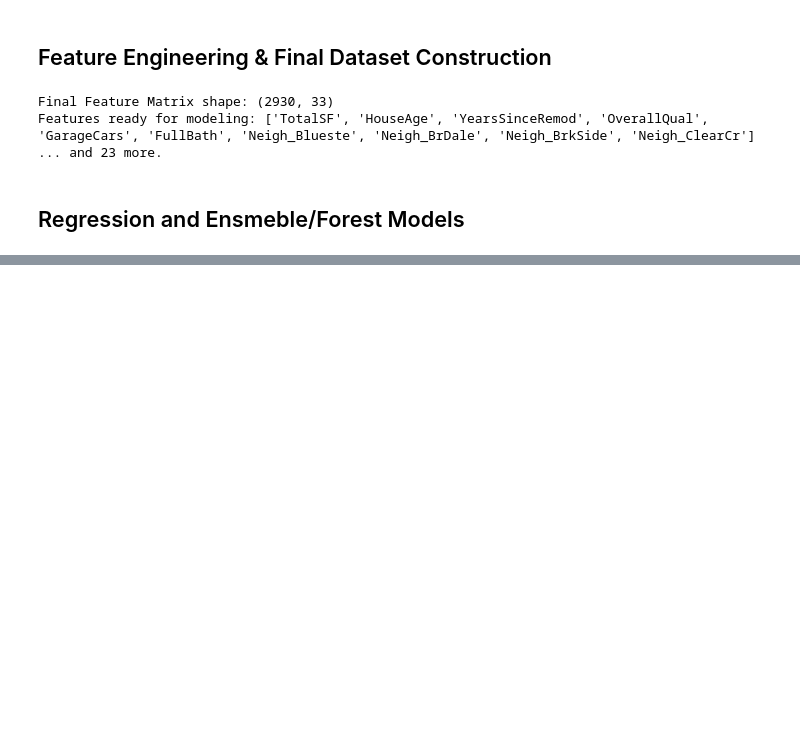
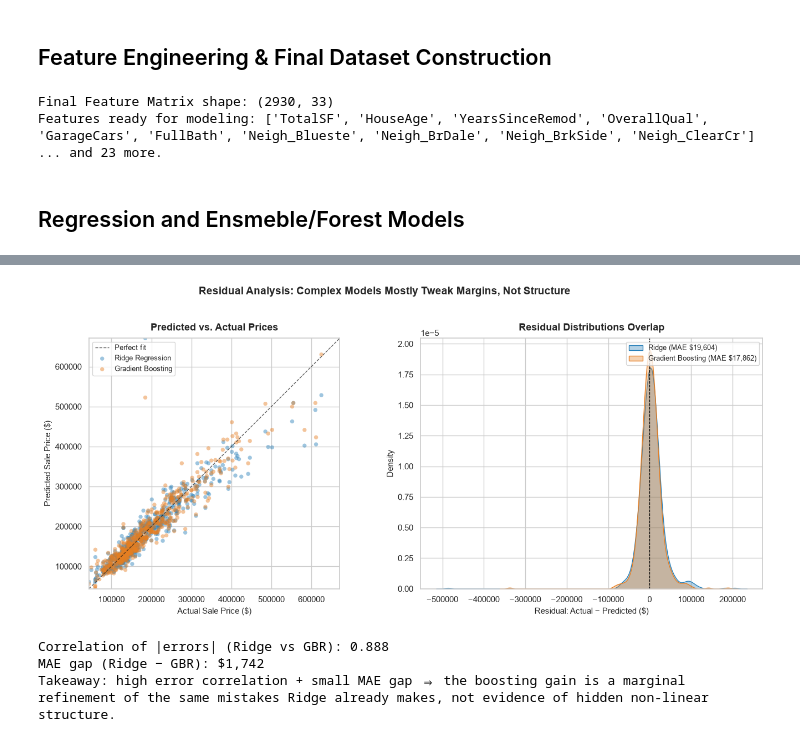
Before and after one commit to regional-specter/research-work, a Jupyter notebook: Cost of Complexity/Housing-Dataset.ipynb, the cells around one changed output, grey strips where cells are left out. Saved outputs shown, nothing was run; the diff lists cells and outputs as text; code cells hidden in the pictures; blank space fills up the shorter version.

```diff
--- a/Cost of Complexity/Housing-Dataset.ipynb
+++ b/Cost of Complexity/Housing-Dataset.ipynb
@@ -570,0 +647,72 @@ plt.show()
+# %%
+# Residual Analysis: Ridge Regression vs Gradient Boosting
+ridge = models["Ridge Regression"]
+gbr = models["Gradient Boosting"]
+
+y_test_actual = np.expm1(y_test)
+ridge_pred = np.expm1(ridge.predict(X_test))
+gbr_pred = np.expm1(gbr.predict(X_test))
+
+ridge_resid = y_test_actual - ridge_pred
+gbr_resid = y_test_actual - gbr_pred
+
+fig, axes = plt.subplots(1, 2, figsize=(14, 6))
+
+# --- Left: Predicted vs Actual (shared axes for fair visual comparison) ---
+lims = [
+    min(y_test_actual.min(), ridge_pred.min(), gbr_pred.min()),
+    max(y_test_actual.max(), ridge_pred.max(), gbr_pred.max()),
+]
+axes[0].plot(lims, lims, "k--", linewidth=1, alpha=0.7, label="Perfect fit")
+axes[0].scatter(
+    y_test_actual, ridge_pred,
+    alpha=0.45, s=28, color="#2980b9", edgecolors="none", label="Ridge Regression",
+)
+axes[0].scatter(
+    y_test_actual, gbr_pred,
+    alpha=0.45, s=28, color="#e67e22", edgecolors="none", label="Gradient Boosting",
+)
+axes[0].set_xlim(lims)
+axes[0].set_ylim(lims)
+axes[0].set_aspect("equal", adjustable="box")
+axes[0].set_xlabel("Actual Sale Price ($)", fontsize=11)
+axes[0].set_ylabel("Predicted Sale Price ($)", fontsize=11)
+axes[0].set_title("Predicted vs. Actual Prices", fontsize=13, weight="bold", pad=10)
+axes[0].legend(loc="upper left", fontsize=9)
+axes[0].ticklabel_format(style="plain", axis="both")
+
+# --- Right: Residual distributions overlap almost entirely ---
+sns.kdeplot(ridge_resid, ax=axes[1], fill=True, alpha=0.35, color="#2980b9",
+            label=f"Ridge (MAE ${mean_absolute_error(y_test_actual, ridge_pred):,.0f})")
+sns.kdeplot(gbr_resid, ax=axes[1], fill=True, alpha=0.35, color="#e67e22",
+            label=f"Gradient Boosting (MAE ${mean_absolute_error(y_test_actual, gbr_pred):,.0f})")
+axes[1].axvline(0, color="black", linewidth=0.9, linestyle="--")
+axes[1].set_xlabel("Residual: Actual − Predicted ($)", fontsize=11)
+axes[1].set_ylabel("Density", fontsize=11)
+axes[1].set_title("Residual Distributions Overlap", fontsize=13, weight="bold", pad=10)
+axes[1].legend(loc="upper right", fontsize=9)
+
+fig.suptitle(
+    "Residual Analysis: Complex Models Mostly Tweak Margins, Not Structure",
+    fontsize=14, weight="bold", y=1.02,
+)
+plt.tight_layout()
+plt.show()
+
+# Quantify how similar the absolute errors are
+abs_ridge = np.abs(ridge_resid)
+abs_gbr = np.abs(gbr_resid)
+corr_abs_err = np.corrcoef(abs_ridge, abs_gbr)[0, 1]
+mae_gap = mean_absolute_error(y_test_actual, ridge_pred) - mean_absolute_error(y_test_actual, gbr_pred)
+
+print(f"Correlation of |errors| (Ridge vs GBR): {corr_abs_err:.3f}")
+print(f"MAE gap (Ridge − GBR): ${mae_gap:,.0f}")
+print(
+    "Takeaway: high error correlation + small MAE gap ⇒ the boosting gain is a marginal "
+    "refinement of the same mistakes Ridge already makes, not evidence of hidden non-linear structure."
+)
+# %% [output]
+[figure, added]
+Correlation of |errors| (Ridge vs GBR): 0.888
+MAE gap (Ridge − GBR): $1,742
+Takeaway: high error correlation + small MAE gap ⇒ the boosting gain is a marginal refinement of the same mistakes Ridge already makes, not evidence of hidden non-linear structure.
```
Also changed, not shown: parts of 8 cells of this notebook, 1 other file.
